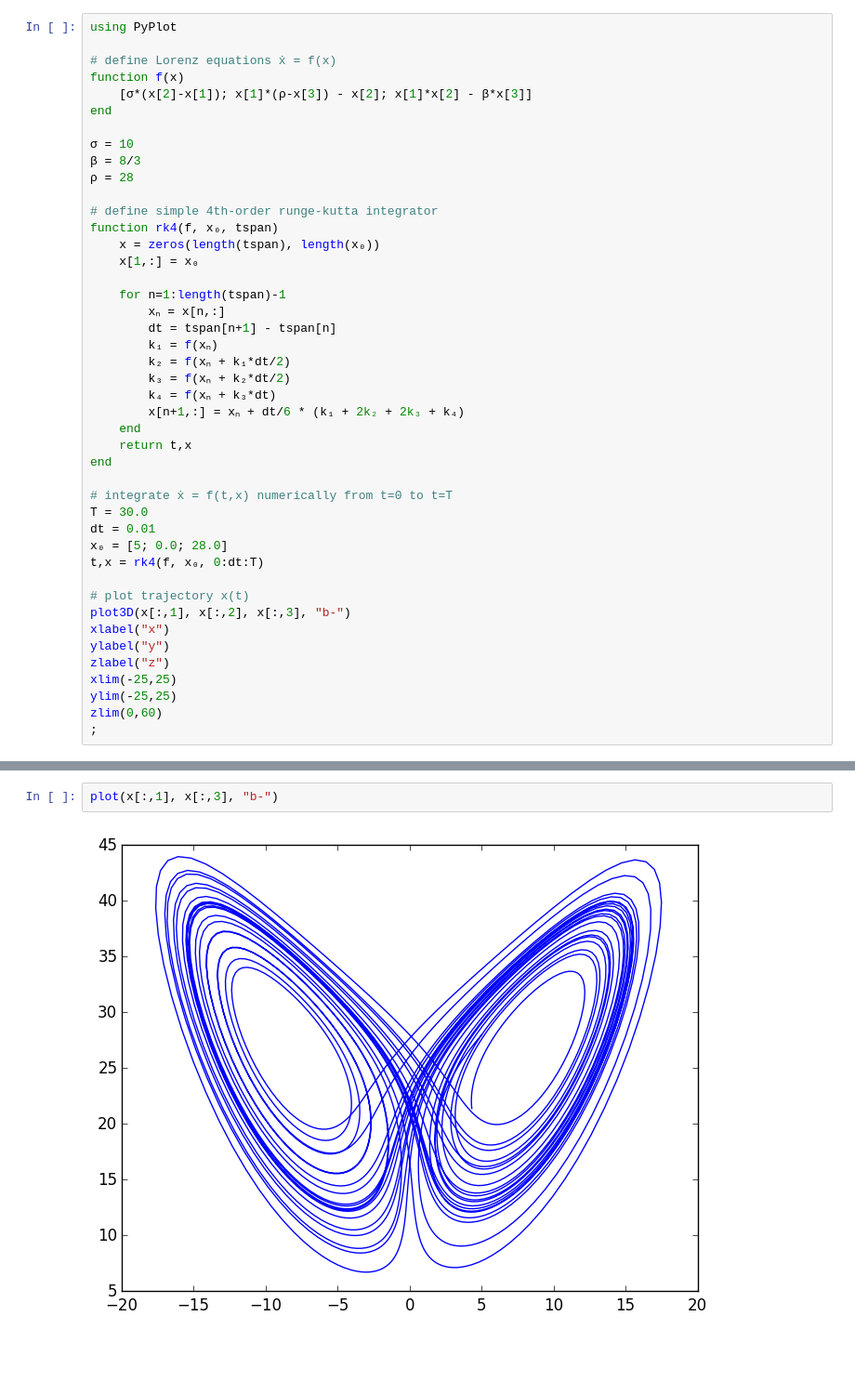
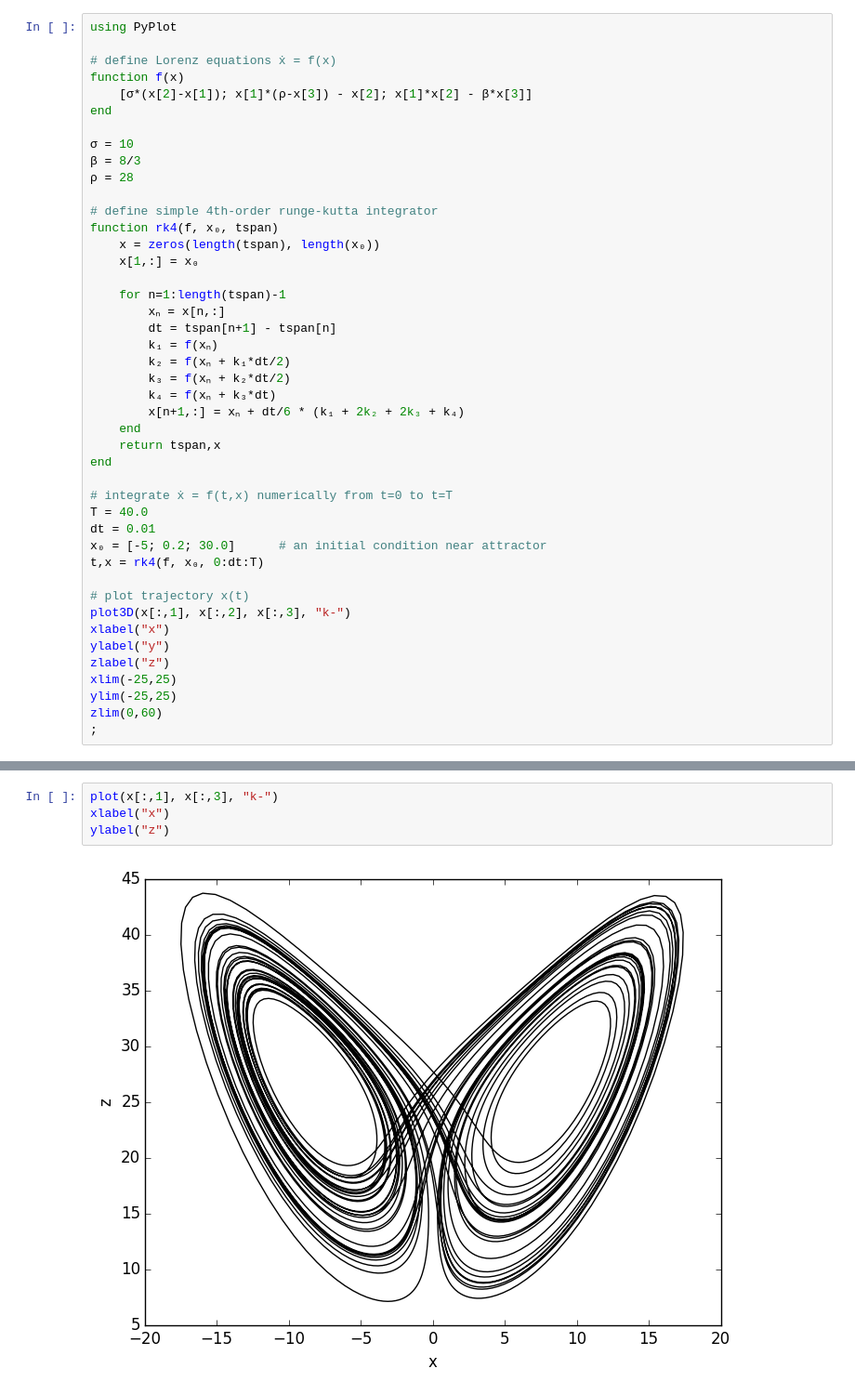
Before and after one commit to johnfgibson/math527, a Jupyter notebook: lectures/lecture-39-lorenz.ipynb, the cells around one changed output, grey strips where cells are left out. Shown at 93% size. Drawn from its saved outputs; the diff is of its cells as text; blank space fills up the shorter version.

```diff
--- a/lectures/lecture-39-lorenz.ipynb
+++ b/lectures/lecture-39-lorenz.ipynb
@@ -36,17 +42,17 @@ function rk4(f, x₀, tspan)
         k₄ = f(xₙ + k₃*dt)
         x[n+1,:] = xₙ + dt/6 * (k₁ + 2k₂ + 2k₃ + k₄)
     end
-    return t,x
+    return tspan,x
 end
 
 # integrate ẋ = f(t,x) numerically from t=0 to t=T
-T = 30.0
+T = 40.0
 dt = 0.01
-x₀ = [5; 0.0; 28.0]
+x₀ = [-5; 0.2; 30.0]      # an initial condition near attractor
 t,x = rk4(f, x₀, 0:dt:T)
 
 # plot trajectory x(t)
-plot3D(x[:,1], x[:,2], x[:,3], "b-")
+plot3D(x[:,1], x[:,2], x[:,3], "k-")
 xlabel("x")
 ylabel("y")
 zlabel("z")
@@ -59,4 +67,6 @@ zlim(0,60)
 # %%
-plot(x[:,1], x[:,3], "b-")
+plot(x[:,1], x[:,3], "k-")
+xlabel("x")
+ylabel("z")
 # %% [output]
-[figure, old version]
+[figure, new version]
```
Also changed, not shown: parts of 28 cells of this notebook.
